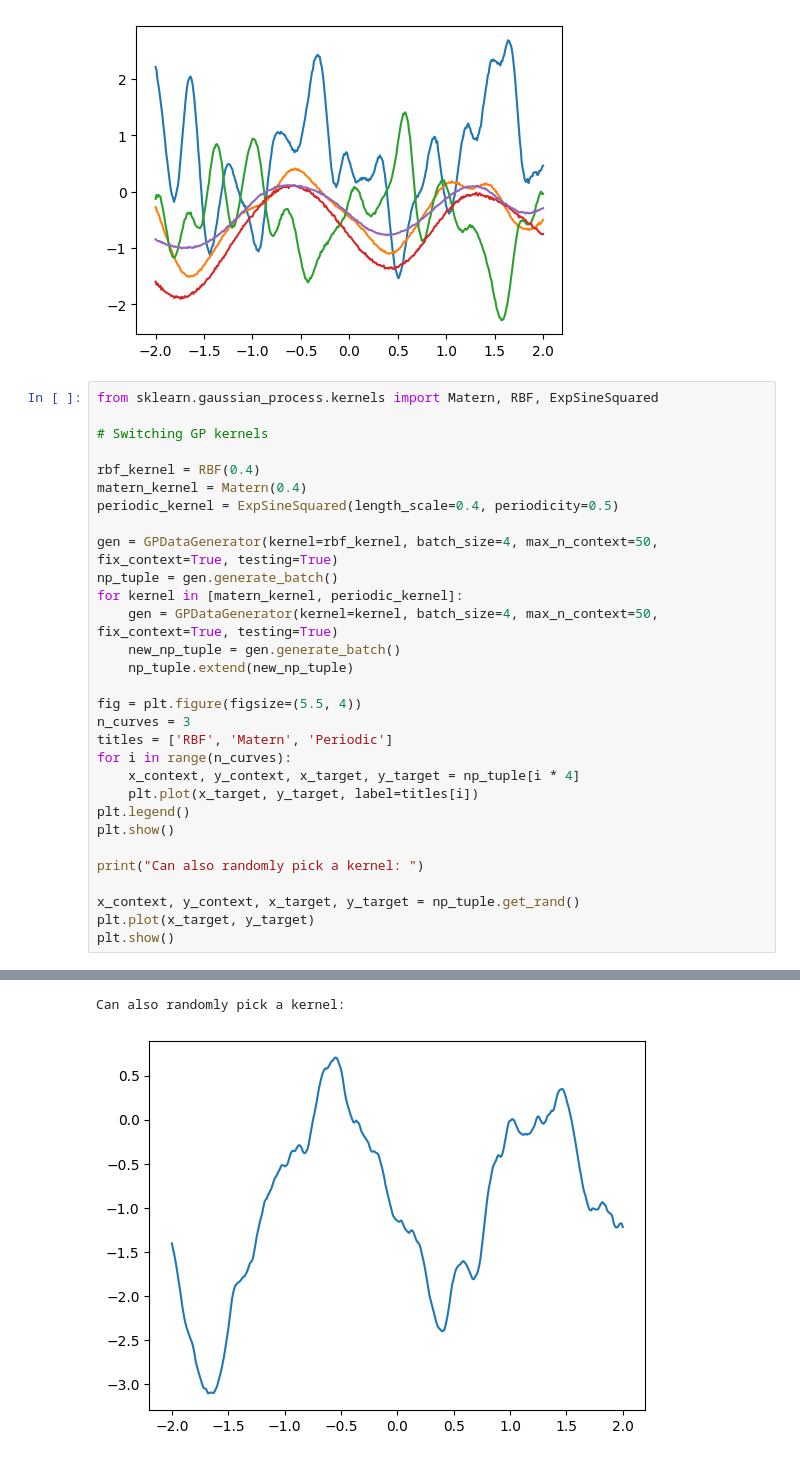
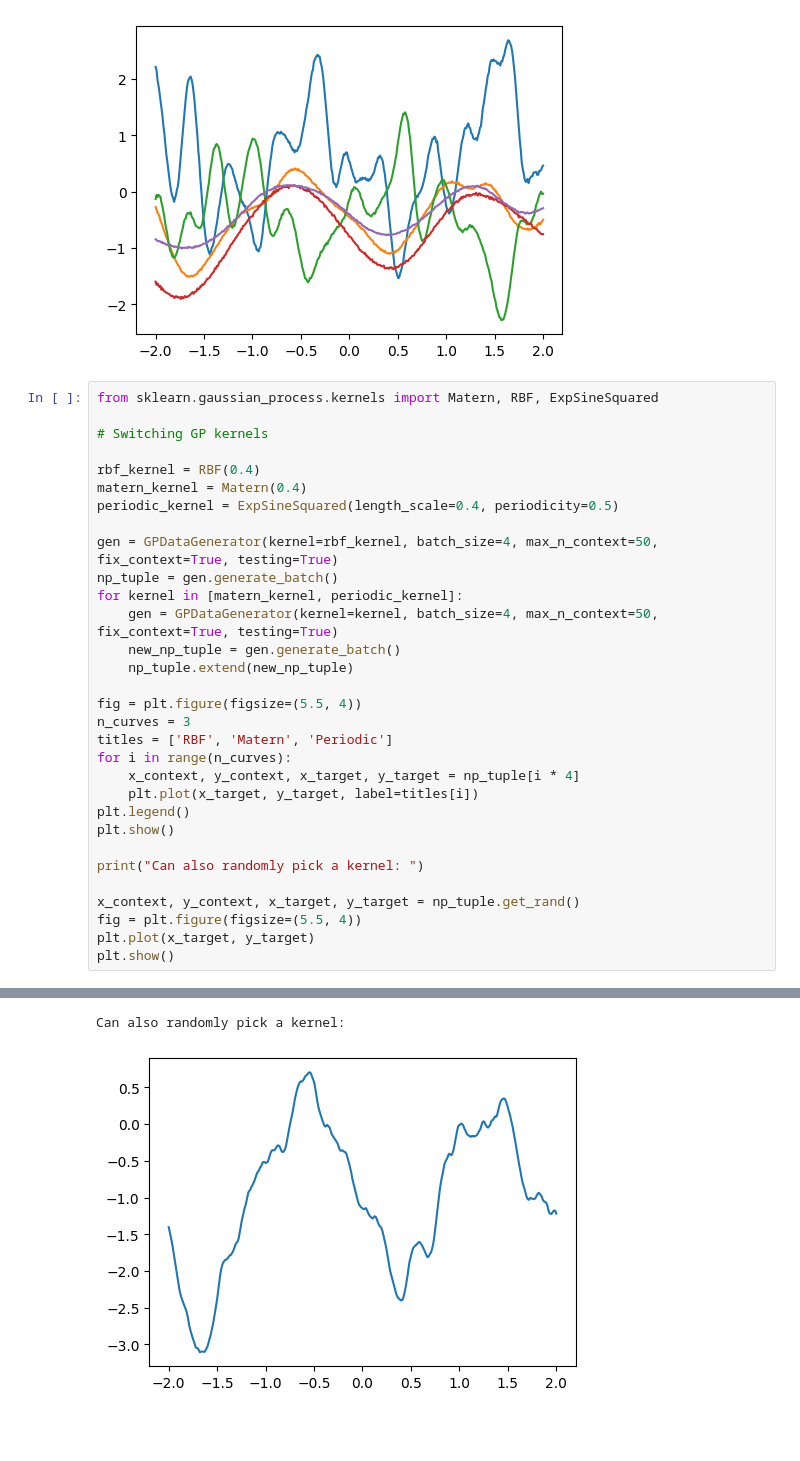
Before and after one commit to tlc4418/neural-processes, a Jupyter notebook: data/dataset_visualizer.ipynb, the cells around one changed output, grey strips where cells are left out. Cells and saved outputs as stored; diff of their text form; blank space fills up the shorter version.

```diff
--- a/dataset_visualizer.ipynb
+++ b/data/dataset_visualizer.ipynb
@@ -70,31 +70,32 @@ from sklearn.gaussian_process.kernels import Matern, RBF, ExpSineSquared
 # Switching GP kernels
 
 rbf_kernel = RBF(0.4)
 matern_kernel = Matern(0.4)
 periodic_kernel = ExpSineSquared(length_scale=0.4, periodicity=0.5)
 
 gen = GPDataGenerator(kernel=rbf_kernel, batch_size=4, max_n_context=50, fix_context=True, testing=True)
 np_tuple = gen.generate_batch()
 for kernel in [matern_kernel, periodic_kernel]:
     gen = GPDataGenerator(kernel=kernel, batch_size=4, max_n_context=50, fix_context=True, testing=True)
     new_np_tuple = gen.generate_batch()
     np_tuple.extend(new_np_tuple)
 
 fig = plt.figure(figsize=(5.5, 4))
 n_curves = 3
 titles = ['RBF', 'Matern', 'Periodic']
 for i in range(n_curves):
     x_context, y_context, x_target, y_target = np_tuple[i * 4]
     plt.plot(x_target, y_target, label=titles[i])
 plt.legend()
 plt.show()
 
 print("Can also randomly pick a kernel: ")
 
 x_context, y_context, x_target, y_target = np_tuple.get_rand()
+fig = plt.figure(figsize=(5.5, 4))
 plt.plot(x_target, y_target)
 plt.show()
 # %% [output]
 [figure]
 Can also randomly pick a kernel:
-[figure, old version]
+[figure, new version]
```
Also changed, not shown: 2 other files.
